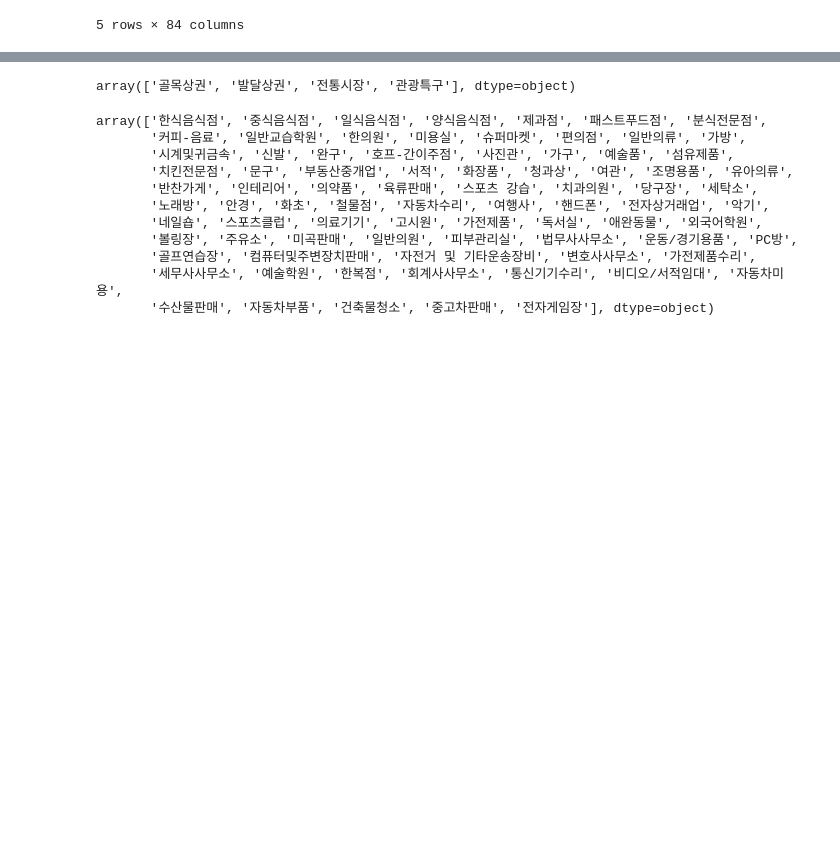
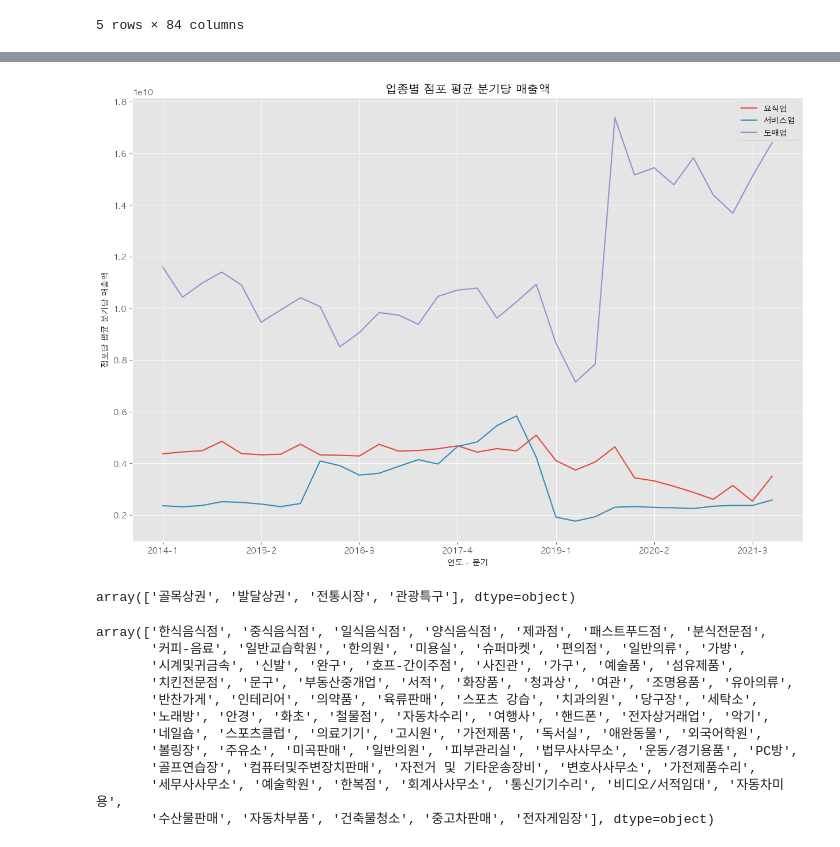
Before and after one commit to SunHyongKwon/SeongYeon, a Jupyter notebook: Data Analysis3/18.다시 처음부터 해야 될거 같다.ipynb, the cells around one changed output, grey strips where cells are left out. Saved outputs shown, nothing was run; the diff lists cells and outputs as text; code cells hidden in the pictures; blank space fills up the shorter version.

```diff
--- a/Data Analysis3/18.다시 처음부터 해야 될거 같다.ipynb
+++ b/Data Analysis3/18.다시 처음부터 해야 될거 같다.ipynb
@@ -45,0 +83,4 @@ data.head()
+# %%
+food['총매출액'] = food['점포수'] * food['분기당_매출_금액']
+service['총매출액'] = service['점포수'] * service['분기당_매출_금액']
+sell['총매출액'] = sell['점포수'] * sell['분기당_매출_금액']
@@ -45,0 +95,4 @@ data.head()
+# %%
+ftable.reset_index(inplace=True)
+svtable.reset_index(inplace=True)
+sltable.reset_index(inplace=True)
@@ -46,3 +107,41 @@ data.head()
+# %%
+ftable['매출액'] = ftable['총매출액'] / ftable['점포수']
+svtable['매출액'] = svtable['총매출액'] / svtable['점포수']
+sltable['매출액'] = sltable['총매출액'] / sltable['점포수']
+# %%
+ftable['년+분기'] = ftable['기준_년_코드'].astype('str') + '-' + ftable['기준_분기_코드'].astype('str')
+svtable['년+분기'] = svtable['기준_년_코드'].astype('str') + svtable['기준_분기_코드'].astype('str')
+sltable['년+분기'] = sltable['기준_년_코드'].astype('str') + sltable['기준_분기_코드'].astype('str')
+ftable.rename(
+    index=ftable['년+분기'],
+    inplace=True
+)
+# %%
+plt.style.use('ggplot')
+
+plt.figure(figsize=(15,10))
+
+ftable['매출액'].plot(
+    label='요식업',
+    legend=True
+)
+svtable['매출액'].plot(
+    label='서비스업',
+    legend=True
+)
+sltable['매출액'].plot(
+    label='도매업',
+    legend=True
+)
+
+plt.xlabel('연도 - 분기')
+plt.ylabel('점포당 평균 분기당 매출액')
+
+plt.title('업종별 점포 평균 분기당 매출액')
+
+plt.show()
+# %% [output]
+[figure, added]
 # %%
 data['상권_구분_코드_명'].unique()
 # %% [output]
```
Also changed, not shown: parts of 5 cells of this notebook, 51 other files.
